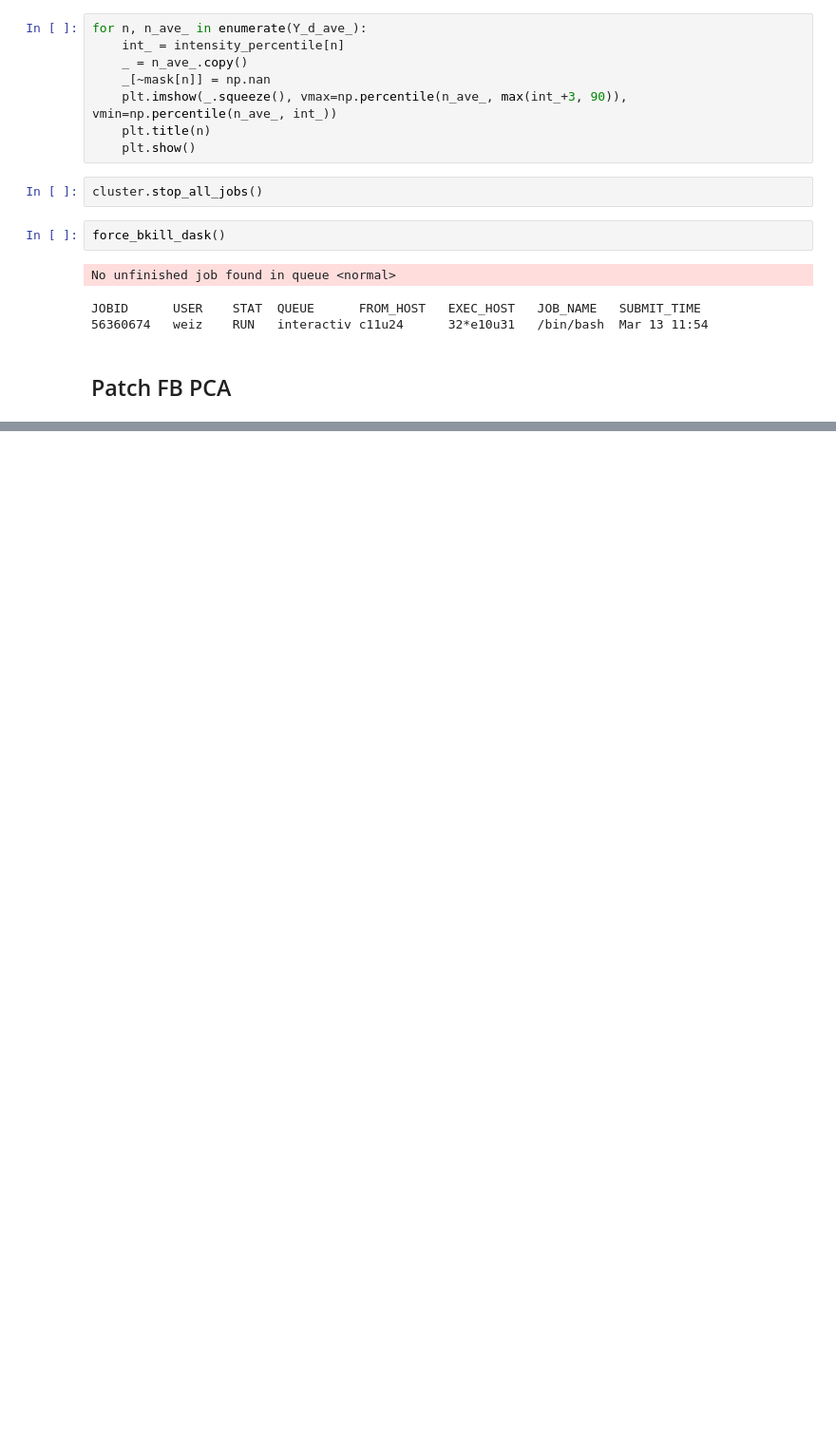
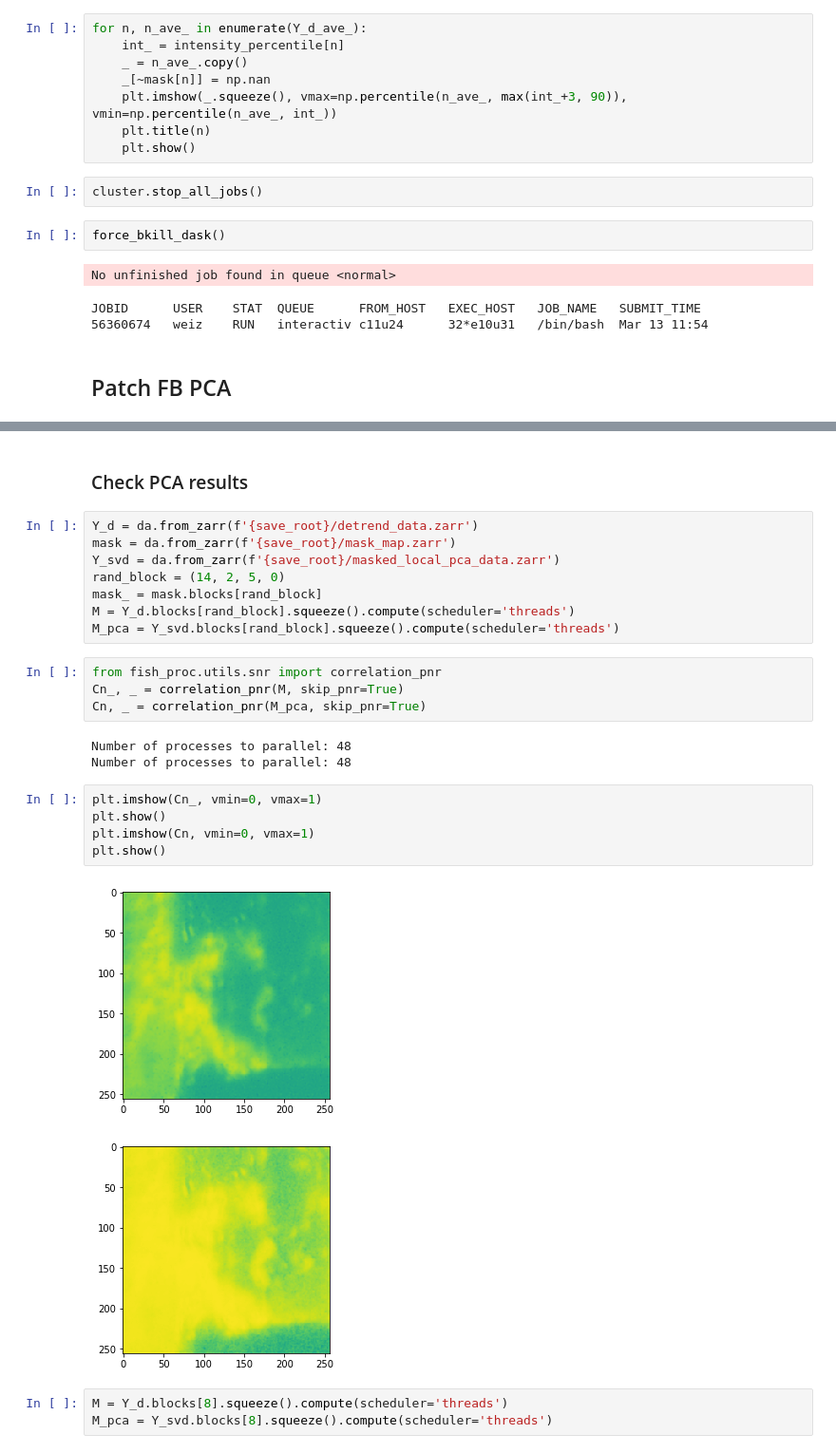
Before and after one commit to zqwei/Glia_analysis, a Jupyter notebook: Processing/Test_for_pipeline_mask.ipynb, the cells around one changed output, grey strips where cells are left out. Shown at 95% size. Saved outputs shown, nothing was run; the diff lists cells and outputs as text; blank space fills up the shorter version.

```diff
--- a/Processing/Test_for_pipeline_mask.ipynb
+++ b/Processing/Test_for_pipeline_mask.ipynb
@@ -147,0 +174,28 @@ Worker tcp://10.36.60.17:36773 restart in Job 56406264. This can be due to memor
+# %% [markdown]
+### Check PCA results
+# %%
+Y_d = da.from_zarr(f'{save_root}/detrend_data.zarr')
+mask = da.from_zarr(f'{save_root}/mask_map.zarr')
+Y_svd = da.from_zarr(f'{save_root}/masked_local_pca_data.zarr')
+rand_block = (14, 2, 5, 0)
+mask_ = mask.blocks[rand_block]
+M = Y_d.blocks[rand_block].squeeze().compute(scheduler='threads')
+M_pca = Y_svd.blocks[rand_block].squeeze().compute(scheduler='threads')
+# %%
+from fish_proc.utils.snr import correlation_pnr
+Cn_, _ = correlation_pnr(M, skip_pnr=True)
+Cn, _ = correlation_pnr(M_pca, skip_pnr=True)
+# %% [output]
+Number of processes to parallel: 48
+Number of processes to parallel: 48
+# %%
+plt.imshow(Cn_, vmin=0, vmax=1)
+plt.show()
+plt.imshow(Cn, vmin=0, vmax=1)
+plt.show()
+# %% [output]
+[figure, added]
+[figure, added]
+# %%
+M = Y_d.blocks[8].squeeze().compute(scheduler='threads')
+M_pca = Y_svd.blocks[8].squeeze().compute(scheduler='threads')
```
Also changed, not shown: parts of 4 cells of this notebook, 1 other file.
